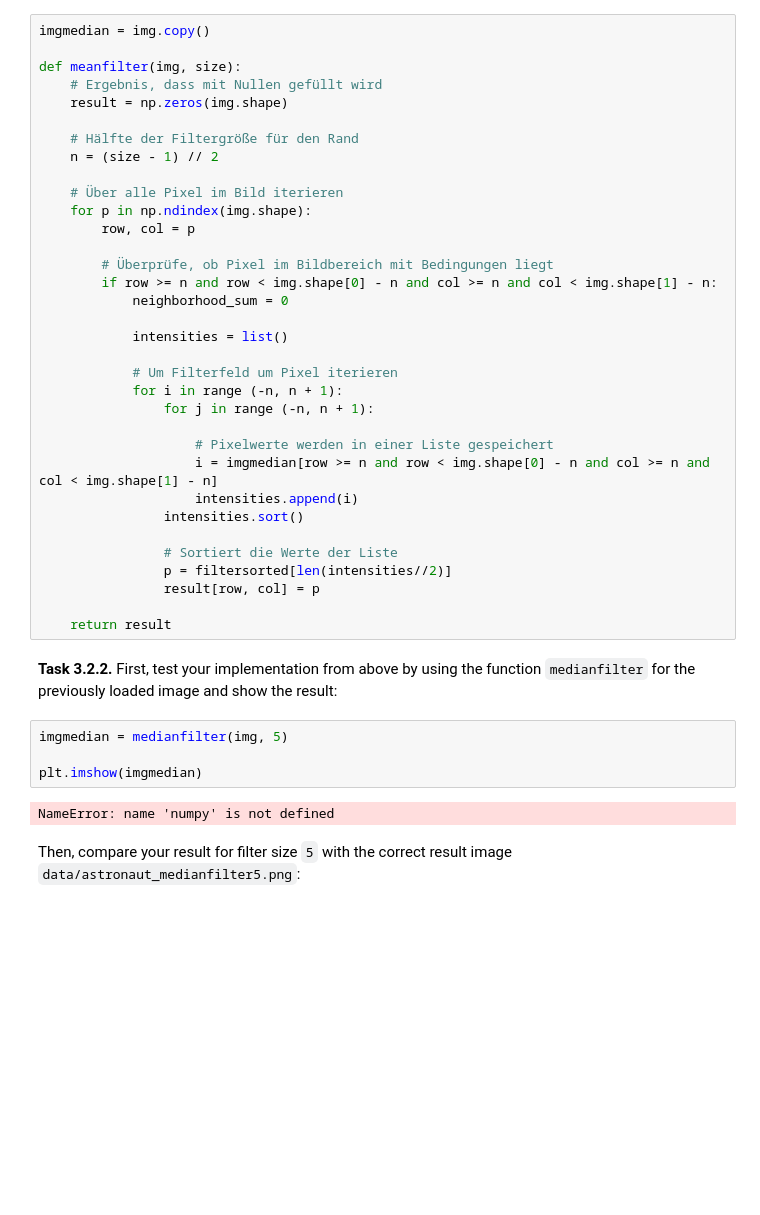
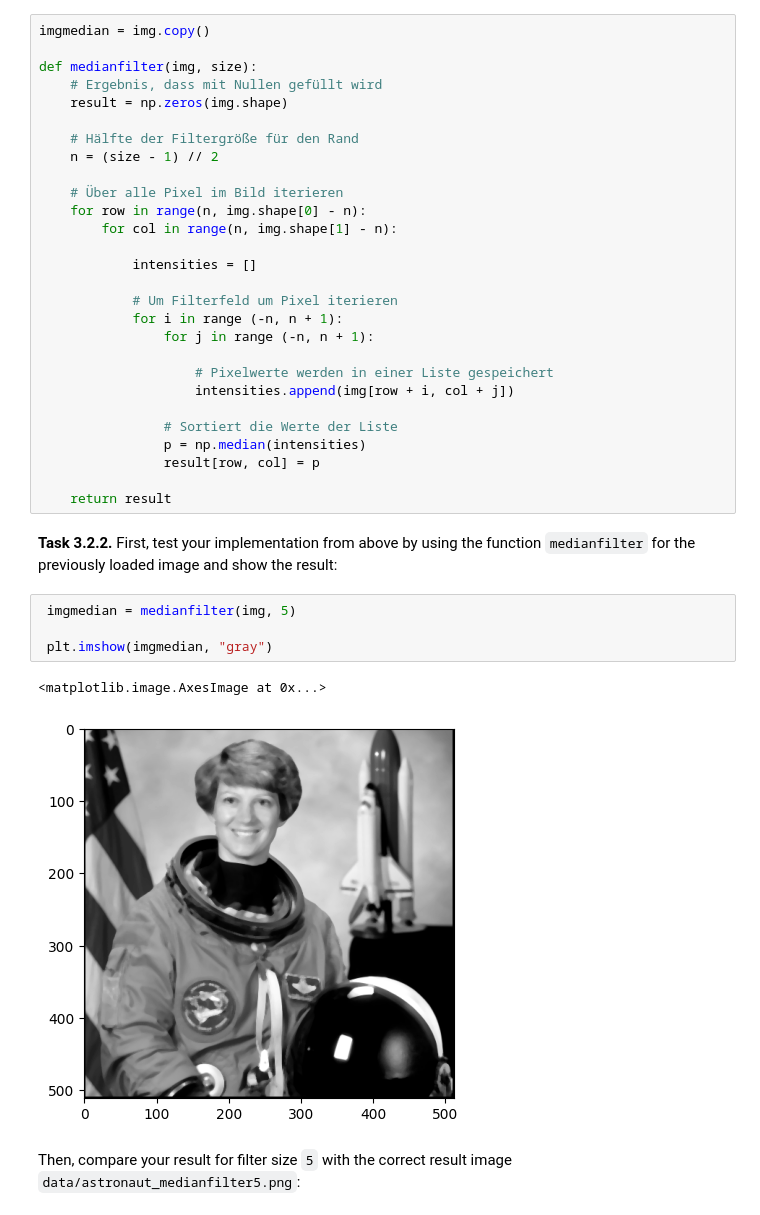
Before and after one commit to Panke03/mobi-fs3-python, a Jupyter notebook: task3.ipynb, the cells around one changed output. Saved outputs shown, nothing was run; the diff lists cells and outputs as text; blank space fills up the shorter version.

```diff
--- a/task3.ipynb
+++ b/task3.ipynb
@@ -81,7 +81,7 @@ plt.imshow(img_sample5)
 # %%
 imgmedian = img.copy()
 
-def meanfilter(img, size):
+def medianfilter(img, size):
     # Ergebnis, dass mit Nullen gefüllt wird
     result = np.zeros(img.shape)
 
@@ -89,37 +89,32 @@ def meanfilter(img, size):
     n = (size - 1) // 2
 
     # Über alle Pixel im Bild iterieren
-    for p in np.ndindex(img.shape):
-        row, col = p
+    for row in range(n, img.shape[0] - n):
+        for col in range(n, img.shape[1] - n):
 
-        # Überprüfe, ob Pixel im Bildbereich mit Bedingungen liegt
-        if row >= n and row < img.shape[0] - n and col >= n and col < img.shape[1] - n:
-            neighborhood_sum = 0
-
-            intensities = list()
+            intensities = []
 
             # Um Filterfeld um Pixel iterieren
             for i in range (-n, n + 1):
                 for j in range (-n, n + 1):
 
                     # Pixelwerte werden in einer Liste gespeichert
-                    i = imgmedian[row >= n and row < img.shape[0] - n and col >= n and col < img.shape[1] - n]
-                    intensities.append(i)
-                intensities.sort()
+                    intensities.append(img[row + i, col + j])
 
                 # Sortiert die Werte der Liste
-                p = filtersorted[len(intensities//2)]
+                p = np.median(intensities)
                 result[row, col] = p
 
     return result
 # %% [markdown]
 **<a id="#">Task 3.2.2.</a>** First, test your implementation from above by using the function `medianfilter` for the previously loaded image and show the result:
 # %%
-imgmedian = medianfilter(img, 5)
+ imgmedian = medianfilter(img, 5)
 
-plt.imshow(imgmedian)
+ plt.imshow(imgmedian, "gray")
 # %% [output]
-NameError: name 'numpy' is not defined
+<matplotlib.image.AxesImage at 0x...>
+[figure, added]
 # %% [markdown]
 Then, compare your result for filter size `5` with the correct result image `data/astronaut_medianfilter5.png`:
 # %%
```
Also changed, not shown: parts of 6 cells of this notebook.
